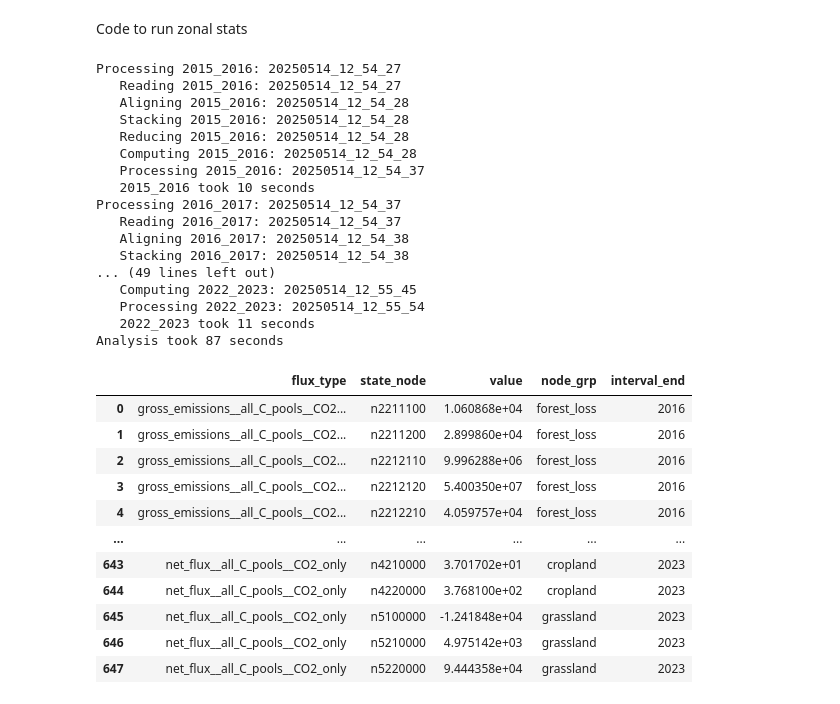
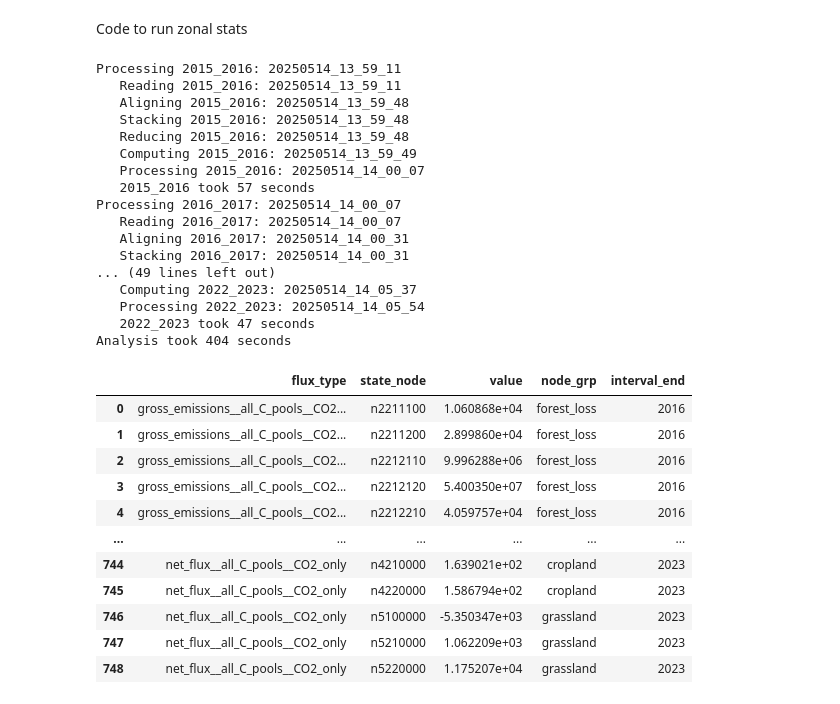
Before and after one commit to erin-glen/AFOLU_GHG_flux_model, a Jupyter notebook: src/LULUCF/scripts/zonal_statistics/LULUCF_output_zonal_stats_20250514b__datacube+year_loop.ipynb, the cells around one changed output. Cells and saved outputs as stored; diff of their text form; code cells hidden in the pictures.

```diff
--- a/src/LULUCF/scripts/zonal_statistics/LULUCF_output_zonal_stats_20250514b__datacube+year_loop.ipynb
+++ b/src/LULUCF/scripts/zonal_statistics/LULUCF_output_zonal_stats_20250514b__datacube+year_loop.ipynb
@@ -279,30 +285,35 @@ for interval_end_year in interval_end_years:
     interval_start_time = time.time()
 
     # Creates a Pandas series of s3 uris for this specific analysis layer
-    gross_emis_CO2_folder = gross_emis_CO2_folder.replace("INTERVAL", interval)
-    gross_emis_CO2_uris = list_folder_uris(gross_emis_CO2_folder)
+    gross_emis_CO2_folder_interval = gross_emis_CO2_folder.replace("INTERVAL", interval)
+    gross_emis_CO2_uris = list_folder_uris(gross_emis_CO2_folder_interval)
+
+    gross_emis_all_gases_folder_interval = gross_emis_all_gases_folder.replace("INTERVAL", interval)
+    gross_emis_all_gases_uris = list_folder_uris(gross_emis_all_gases_folder_interval)
+
+    gross_remv_all_pools_folder_interval = gross_remv_all_pools_folder.replace("INTERVAL", interval)
+    gross_remv_all_pools_uris = list_folder_uris(gross_remv_all_pools_folder_interval)
+
+    net_flux_all_pools_CO2_folder_interval = net_flux_all_pools_CO2_folder.replace("INTERVAL", interval)
+    net_flux_all_pools_CO2_uris = list_folder_uris(net_flux_all_pools_CO2_folder_interval)
+
+    # Creates a Pandas series of s3 uris for the relevant node codes
+    node_folder_interval = node_folder.replace("INTERVAL", interval)
+    node_tile_year_uris = list_folder_uris(node_folder_interval)
+
     # print(gross_emis_CO2_folder)
     # print(gross_emis_CO2_uris[0])
-
-    gross_remv_all_pools_folder = gross_emis_CO2_folder.replace("INTERVAL", interval)
-    gross_remv_all_pools_uris = list_folder_uris(gross_remv_all_pools_folder)
     # print(gross_remv_all_pools_folder)
     # print(gross_remv_all_pools_uris[0])
-
-    net_flux_all_pools_CO2_folder = net_flux_all_pools_CO2_folder.replace("INTERVAL", interval)
-    net_flux_all_pools_CO2_uris = list_folder_uris(net_flux_all_pools_CO2_folder)
     # print(net_flux_all_pools_CO2_folder)
     # print(net_flux_all_pools_CO2_uris[0])
-
-    # Creates a Pandas series of s3 uris for the relevant node codes
-    node_folder = node_folder.replace("INTERVAL", interval)
-    node_tile_year_uris = list_folder_uris(node_folder)
     # print(node_folder)
     # print(node_tile_year_uris[0])
 
     # Gets input layer metadata, like the output pattern.
     # Note: chunk_id is for the first chunk being processed, not all chunks being processed.
     gross_emis_CO2_interval_from_inputs, gross_emis_CO2_chunk_id, gross_emis_CO2_output_pattern = parse_metadata_from_uri(gross_emis_CO2_uris)
+    gross_emis_all_gases_interval_from_inputs, gross_emis_all_gases_chunk_id, gross_emis_all_gases_output_pattern = parse_metadata_from_uri(gross_emis_all_gases_uris)
     net_flux_interval_from_inputs, net_flux_chunk_id, net_flux_output_pattern = parse_metadata_from_uri(net_flux_all_pools_CO2_uris)
     gross_remv_all_pools_interval_from_inputs, gross_remv_all_pools_chunk_id, gross_remv_all_pools_output_pattern = parse_metadata_from_uri(gross_remv_all_pools_uris)
     # print(gross_emis_CO2_output_pattern)
@@ -310,6 +321,7 @@ for interval_end_year in interval_end_years:
 
     print(f"   Reading {interval}: {timestr()}")
     gross_emis_CO2_xarray_chunks = make_xarray_chunks(gross_emis_CO2_uris)
+    gross_emis_all_gases_xarray_chunks = make_xarray_chunks(gross_emis_all_gases_uris)
     gross_remv_all_pools_xarray_chunks = make_xarray_chunks(gross_remv_all_pools_uris)
     net_flux_all_pools_CO2_xarray_chunks = make_xarray_chunks(net_flux_all_pools_CO2_uris)
     node_xarray_chunks = make_xarray_chunks(node_tile_year_uris)
@@ -318,6 +330,7 @@ for interval_end_year in interval_end_years:
 
     print(f"   Aligning {interval}: {timestr()}")
     gross_emis_CO2_aligned, nodes_aligned = align_with_nodes(gross_emis_CO2_xarray_chunks, node_xarray_chunks)
+    gross_emis_all_gases_aligned, nodes_aligned = align_with_nodes(gross_emis_all_gases_xarray_chunks, node_xarray_chunks)
     gross_remv_all_pools_aligned, nodes_aligned = align_with_nodes(gross_remv_all_pools_xarray_chunks, node_xarray_chunks)
     net_flux_all_pools_CO2_aligned, nodes_aligned = align_with_nodes(net_flux_all_pools_CO2_xarray_chunks, node_xarray_chunks)
     # print("gross_emis_CO2_aligned:", gross_emis_CO2_aligned)
@@ -329,7 +342,9 @@ for interval_end_year in interval_end_years:
     nodes_aligned_data.name = 'state_node'
 
     print(f"   Stacking {interval}: {timestr()}")
-    flux_cube = xr.DataArray(dask.array.stack((gross_emis_CO2_aligned.band_data, gross_remv_all_pools_aligned.band_data, net_flux_all_pools_CO2_aligned.band_data)), dims=('flux_type', 'y', 'x'))
+    flux_cube = xr.DataArray(dask.array.stack((gross_emis_CO2_aligned.band_data, gross_emis_all_gases_aligned.band_data,
+                                               gross_remv_all_pools_aligned.band_data, net_flux_all_pools_CO2_aligned.band_data)),
+                             dims=('flux_type', 'y', 'x'))
     # flux_cube
 
     print(f"   Reducing {interval}: {timestr()}")
@@ -350,52 +365,53 @@ for interval_end_year in interval_end_years:
         for i, dim in enumerate(dim_names)
     }
     coord_dict["value"] = values
 
     df = pd.DataFrame(coord_dict)
-    df['flux_type'] = df['flux_type'].replace({0: 'gross_emissions__all_C_pools__CO2_only', 1: 'gross_removals__all_C_pools', 2: 'net_flux__all_C_pools__CO2_only'})
+    df['flux_type'] = df['flux_type'].replace({0: 'gross_emissions__all_C_pools__CO2_only', 1: 'gross_emissions__all_C_pools__all_gases',
+                                               2: 'gross_removals__all_C_pools', 3: 'net_flux__all_C_pools__CO2_only'})
     df['node_grp'] = df['state_node'].apply(classify_node)
     df['state_node'] = 'n' + df['state_node'].astype(str)
     df['interval_end'] = interval_end_year
     # print(df)
 
     combined_df = pd.concat([combined_df, df])
 
     interval_end_time = time.time()
     print(f"   {interval} took {round(interval_end_time - interval_start_time)} seconds")
 
 combined_df = combined_df.reset_index(drop=True)
 
 analysis_end_time = time.time()
 print(f"Analysis took {round(analysis_end_time - analysis_start_time)} seconds")
 
 combined_df
 # %% [output]
-Processing 2015_2016: 20250514_12_54_27
-   Reading 2015_2016: 20250514_12_54_27
-   Aligning 2015_2016: 20250514_12_54_28
-   Stacking 2015_2016: 20250514_12_54_28
-   Reducing 2015_2016: 20250514_12_54_28
-   Computing 2015_2016: 20250514_12_54_28
-   Processing 2015_2016: 20250514_12_54_37
-   2015_2016 took 10 seconds
-Processing 2016_2017: 20250514_12_54_37
-   Reading 2016_2017: 20250514_12_54_37
-   Aligning 2016_2017: 20250514_12_54_38
-   Stacking 2016_2017: 20250514_12_54_38
+Processing 2015_2016: 20250514_13_59_11
+   Reading 2015_2016: 20250514_13_59_11
+   Aligning 2015_2016: 20250514_13_59_48
+   Stacking 2015_2016: 20250514_13_59_48
+   Reducing 2015_2016: 20250514_13_59_48
+   Computing 2015_2016: 20250514_13_59_49
+   Processing 2015_2016: 20250514_14_00_07
+   2015_2016 took 57 seconds
+Processing 2016_2017: 20250514_14_00_07
+   Reading 2016_2017: 20250514_14_00_07
+   Aligning 2016_2017: 20250514_14_00_31
+   Stacking 2016_2017: 20250514_14_00_31
 ... (49 lines left out)
-   Computing 2022_2023: 20250514_12_55_45
-   Processing 2022_2023: 20250514_12_55_54
-   2022_2023 took 11 seconds
-Analysis took 87 seconds
+   Computing 2022_2023: 20250514_14_05_37
+   Processing 2022_2023: 20250514_14_05_54
+   2022_2023 took 47 seconds
+Analysis took 404 seconds
 |  | flux_type | state_node | value | node_grp | interval_end |
 | 0 | gross_emissions__all_C_pools__CO2... | n2211100 | 1.060868e+04 | forest_loss | 2016 |
 | 1 | gross_emissions__all_C_pools__CO2... | n2211200 | 2.899860e+04 | forest_loss | 2016 |
 | 2 | gross_emissions__all_C_pools__CO2... | n2212110 | 9.996288e+06 | forest_loss | 2016 |
 | 3 | gross_emissions__all_C_pools__CO2... | n2212120 | 5.400350e+07 | forest_loss | 2016 |
 | 4 | gross_emissions__all_C_pools__CO2... | n2212210 | 4.059757e+04 | forest_loss | 2016 |
 | ... | ... | ... | ... | ... | ... |
-| 643 | net_flux__all_C_pools__CO2_only | n4210000 | 3.701702e+01 | cropland | 2023 |
-| 644 | net_flux__all_C_pools__CO2_only | n4220000 | 3.768100e+02 | cropland | 2023 |
-| 645 | net_flux__all_C_pools__CO2_only | n5100000 | -1.241848e+04 | grassland | 2023 |
-| 646 | net_flux__all_C_pools__CO2_only | n5210000 | 4.975142e+03 | grassland | 2023 |
-| 647 | net_flux__all_C_pools__CO2_only | n5220000 | 9.444358e+04 | grassland | 2023 |
+| 744 | net_flux__all_C_pools__CO2_only | n4210000 | 1.639021e+02 | cropland | 2023 |
+| 745 | net_flux__all_C_pools__CO2_only | n4220000 | 1.586794e+02 | cropland | 2023 |
+| 746 | net_flux__all_C_pools__CO2_only | n5100000 | -5.350347e+03 | grassland | 2023 |
+| 747 | net_flux__all_C_pools__CO2_only | n5210000 | 1.062209e+03 | grassland | 2023 |
+| 748 | net_flux__all_C_pools__CO2_only | n5220000 | 1.175207e+04 | grassland | 2023 |
```
Also changed, not shown: parts of 4 cells of this notebook.
